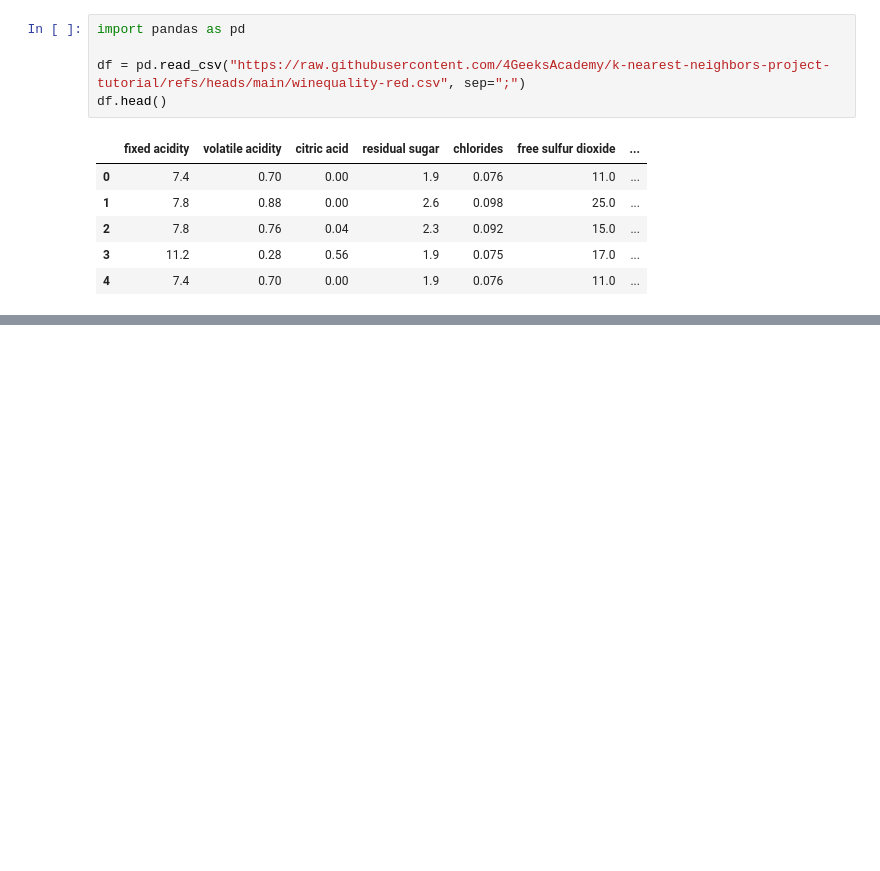
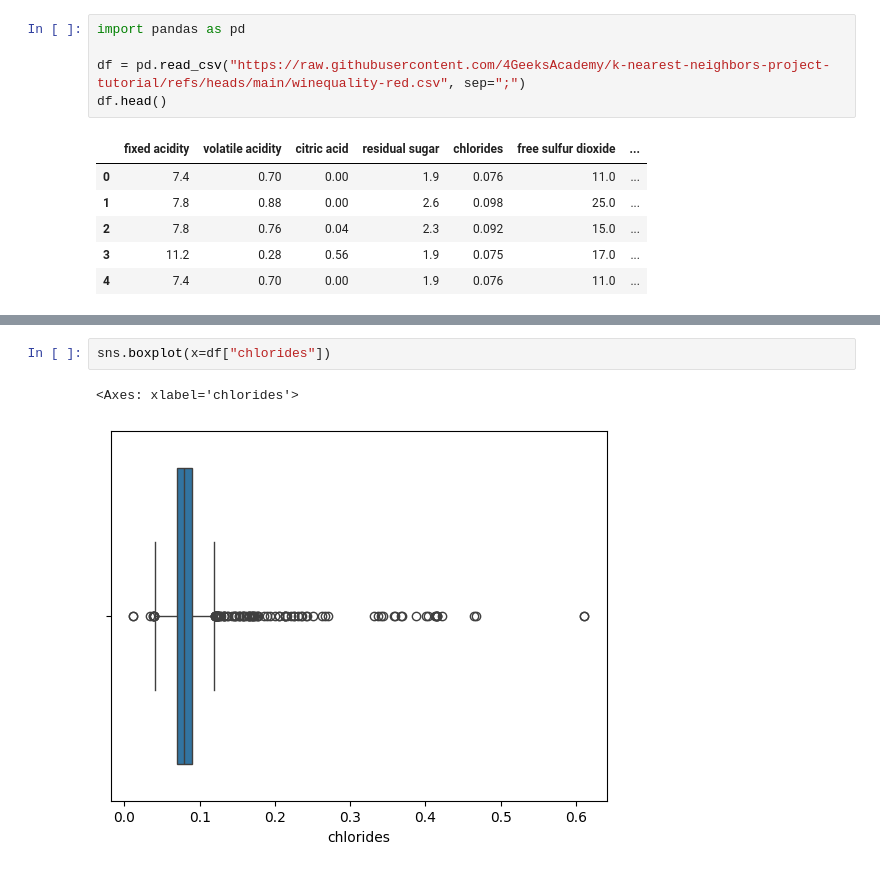
Before and after one commit to 4GeeksAcademy/k_nearest_neighbors_BBRH, a Jupyter notebook: src/k_nearest_neighbors_explore.ipynb, the cells around one changed output, grey strips where cells are left out. Cells and saved outputs as stored; diff of their text form; blank space fills up the shorter version.

```diff
--- a/src/k_nearest_neighbors_explore.ipynb
+++ b/src/k_nearest_neighbors_explore.ipynb
@@ -17,0 +100,5 @@ df.head()
+# %%
+sns.boxplot(x=df["chlorides"])
+# %% [output]
+<Axes: xlabel='chlorides'>
+[figure, added]
```
Also changed, not shown: parts of 21 cells of this notebook.
